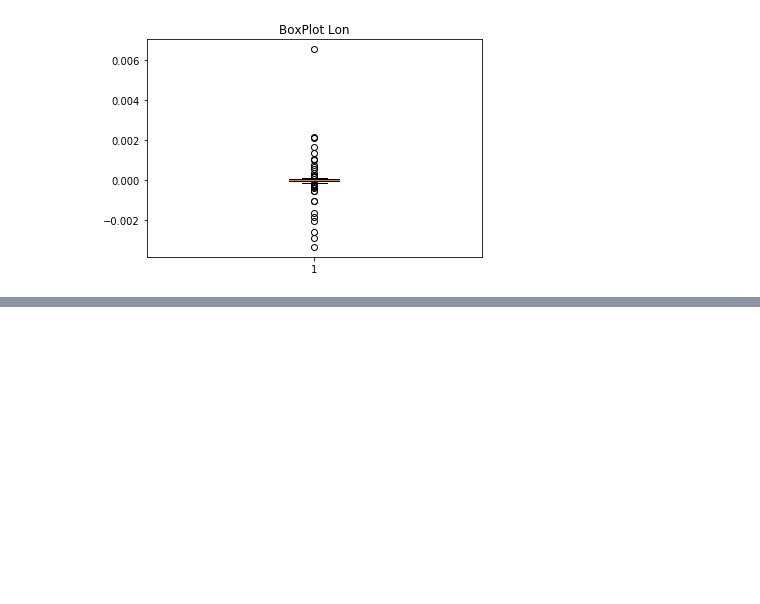
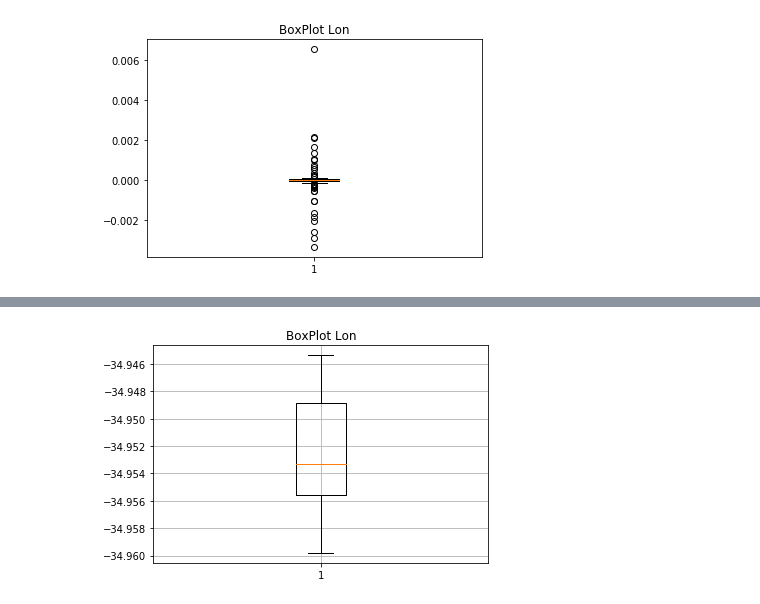
Before and after one commit to goncamateus/cmoveis, a Jupyter notebook: projeto.ipynb, the cells around one changed output, grey strips where cells are left out. Saved outputs shown, nothing was run; the diff lists cells and outputs as text; code cells hidden in the pictures; blank space fills up the shorter version.

```diff
--- a/projeto.ipynb
+++ b/projeto.ipynb
@@ -115,0 +137,8 @@ np.mean(dists), min(dists), max(dists), np.std(dists)
+# %%
+fig, ax = plt.subplots()
+ax.boxplot(out[:, 1])
+ax.set_title('BoxPlot Lon')
+plt.grid(True)
+plt.show()
+# %% [output]
+[figure, added]
```
Also changed, not shown: parts of 8 cells of this notebook, 1 other file.
